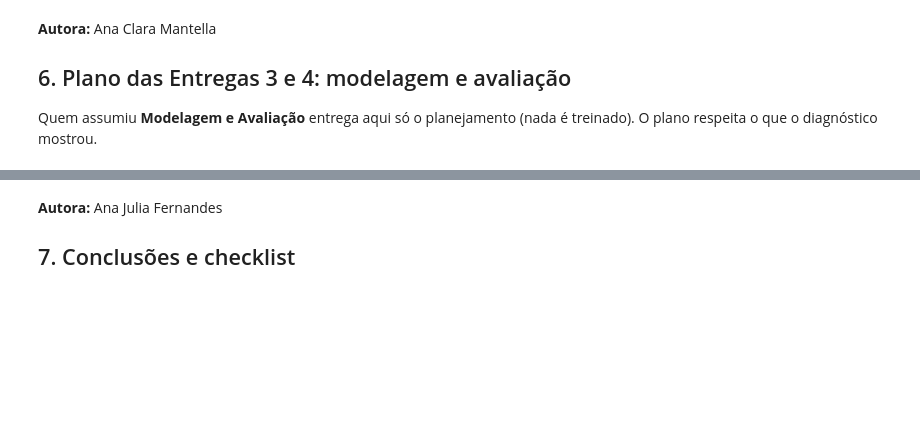
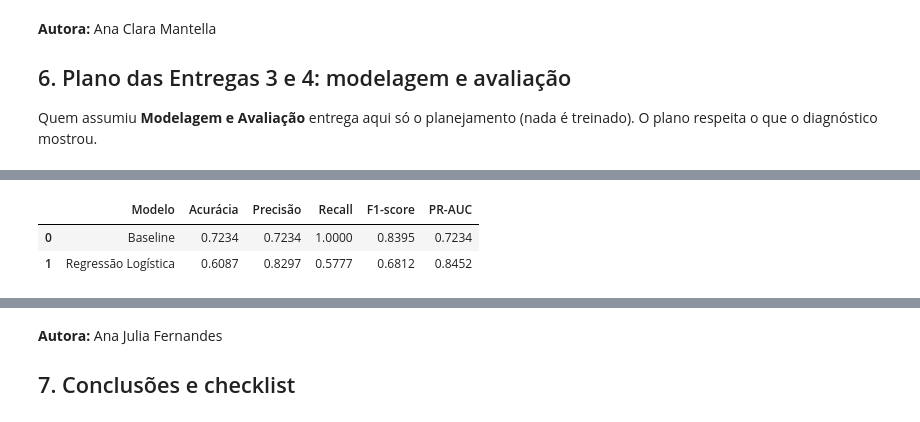
Before and after one commit to juuhjuw/BookSpace, a Jupyter notebook: data/notebooks/notebook.ipynb, the cells around one changed output, grey strips where cells are left out. Cells and saved outputs as stored; diff of their text form; code cells hidden in the pictures; blank space fills up the shorter version.

```diff
--- a/data/notebooks/notebook.ipynb
+++ b/data/notebooks/notebook.ipynb
@@ -701,0 +1402,38 @@ print("\nCompatibilidade com o app (a validar com o time de desenvolvimento):");
+# %%
+comparacao = pd.DataFrame({
+    "Modelo": ["Baseline", "Regressão Logística"],
+
+    "Acurácia": [
+        acuracia_baseline,
+        acuracia
+    ],
+
+    "Precisão": [
+        precision_score(y_teste, pred_baseline, zero_division=0),
+        precisao
+    ],
+
+    "Recall": [
+        recall_score(y_teste, pred_baseline, zero_division=0),
+        recall
+    ],
+
+    "F1-score": [
+        f1_score(y_teste, pred_baseline, zero_division=0),
+        f1
+    ],
+
+    "PR-AUC": [
+        average_precision_score(
+            y_teste,
+            baseline_model.predict_proba(X_teste)[:, 1]
+        ),
+        pr_auc
+    ]
+})
+
+display(comparacao.round(4))
+# %% [output]
+|  | Modelo | Acurácia | Precisão | Recall | F1-score | PR-AUC |
+| 0 | Baseline | 0.7234 | 0.7234 | 1.0000 | 0.8395 | 0.7234 |
+| 1 | Regressão Logística | 0.6087 | 0.8297 | 0.5777 | 0.6812 | 0.8452 |
```
Also changed, not shown: parts of 55 cells of this notebook, 1 other file.
